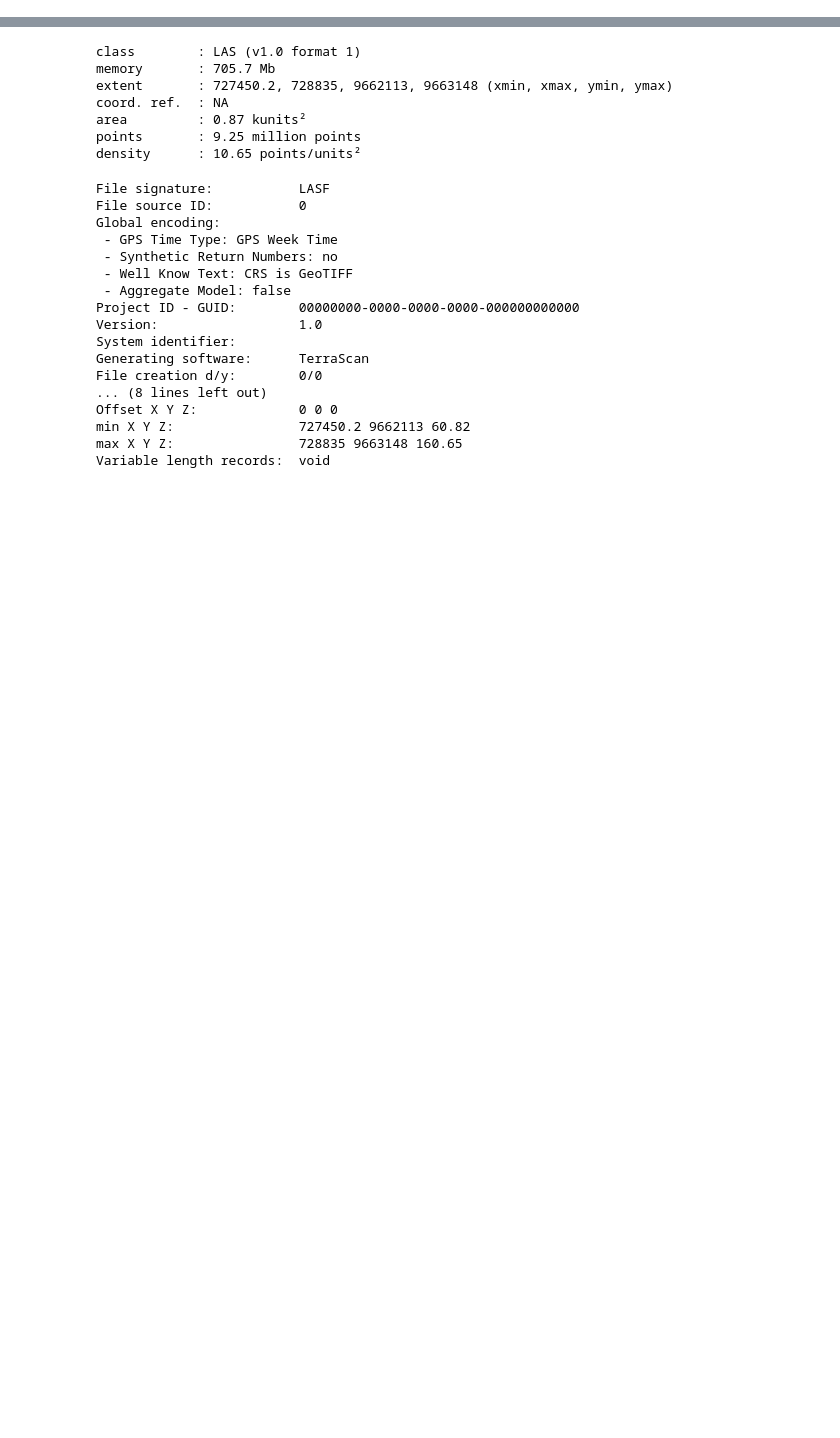
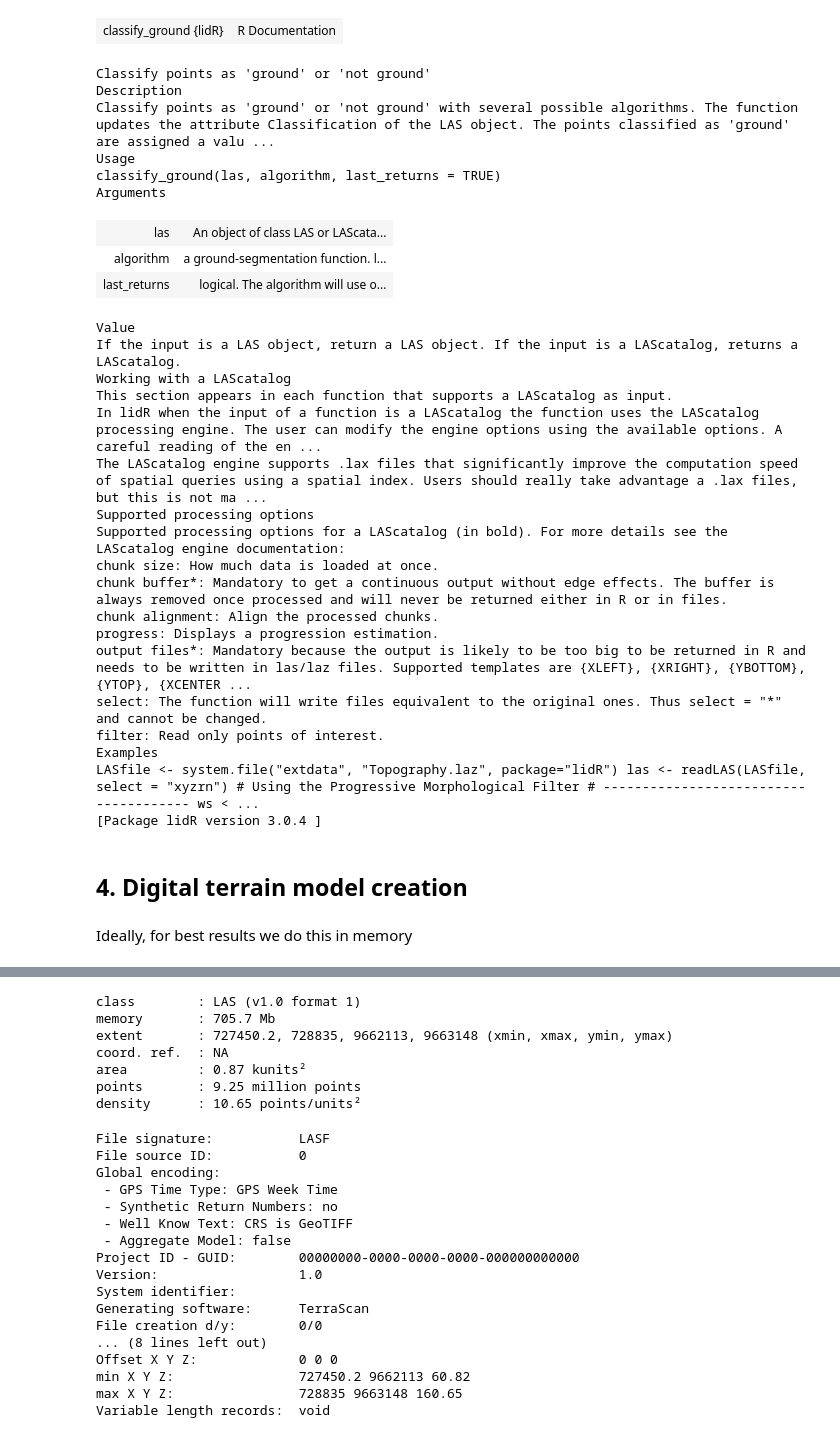
Before and after one commit to ameliaholcomb/biomass-recovery, a Jupyter notebook: notebooks/R1-Testing_out_R.ipynb, the cells around one changed output, grey strips where cells are left out. Saved outputs shown, nothing was run; the diff lists cells and outputs as text; code cells hidden in the pictures; blank space fills up the shorter version.

```diff
--- a/notebooks/R1-Testing_out_R.ipynb
+++ b/notebooks/R1-Testing_out_R.ipynb
@@ -8,0 +188,35 @@ PAISAGENSLIDAR <- "/gws/nopw/j04/forecol/data/Paisagenslidar"
+# %%
+help(classify_ground)
+# %% [output]
+| classify_ground {lidR} | R Documentation |
+Classify points as 'ground' or 'not ground'
+Description
+Classify points as 'ground' or 'not ground' with several possible algorithms. The function updates the attribute Classification of the LAS object. The points classified as 'ground' are assigned a valu ...
+Usage
+classify_ground(las, algorithm, last_returns = TRUE)
+Arguments
+| las | An object of class LAS or LAScata... |
+| algorithm | a ground-segmentation function. l... |
+| last_returns | logical. The algorithm will use o... |
+Value
+If the input is a LAS object, return a LAS object. If the input is a LAScatalog, returns a LAScatalog.
+Working with a LAScatalog
+This section appears in each function that supports a LAScatalog as input.
+In lidR when the input of a function is a LAScatalog the function uses the LAScatalog processing engine. The user can modify the engine options using the available options. A careful reading of the en ...
+The LAScatalog engine supports .lax files that significantly improve the computation speed of spatial queries using a spatial index. Users should really take advantage a .lax files, but this is not ma ...
+Supported processing options
+Supported processing options for a LAScatalog (in bold). For more details see the LAScatalog engine documentation:
+chunk size: How much data is loaded at once.
+chunk buffer*: Mandatory to get a continuous output without edge effects. The buffer is always removed once processed and will never be returned either in R or in files.
+chunk alignment: Align the processed chunks.
+progress: Displays a progression estimation.
+output files*: Mandatory because the output is likely to be too big to be returned in R and needs to be written in las/laz files. Supported templates are {XLEFT}, {XRIGHT}, {YBOTTOM}, {YTOP}, {XCENTER ...
+select: The function will write files equivalent to the original ones. Thus select = "*" and cannot be changed.
+filter: Read only points of interest.
+Examples
+LASfile <- system.file("extdata", "Topography.laz", package="lidR") las <- readLAS(LASfile, select = "xyzrn") # Using the Progressive Morphological Filter # -------------------------------------- ws < ...
+[Package lidR version 3.0.4 ]
+# %% [markdown]
+## 4. Digital terrain model creation
+# %% [markdown]
+Ideally, for best results we do this in memory
```
Also changed, not shown: parts of 57 cells of this notebook.
